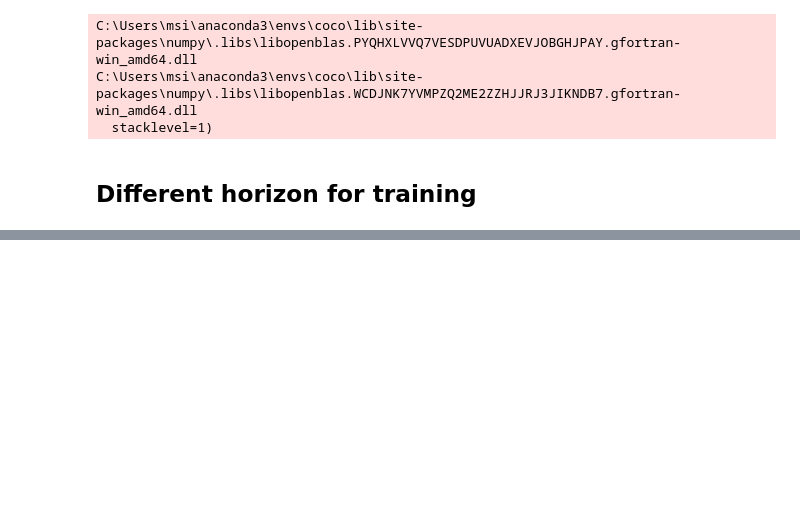
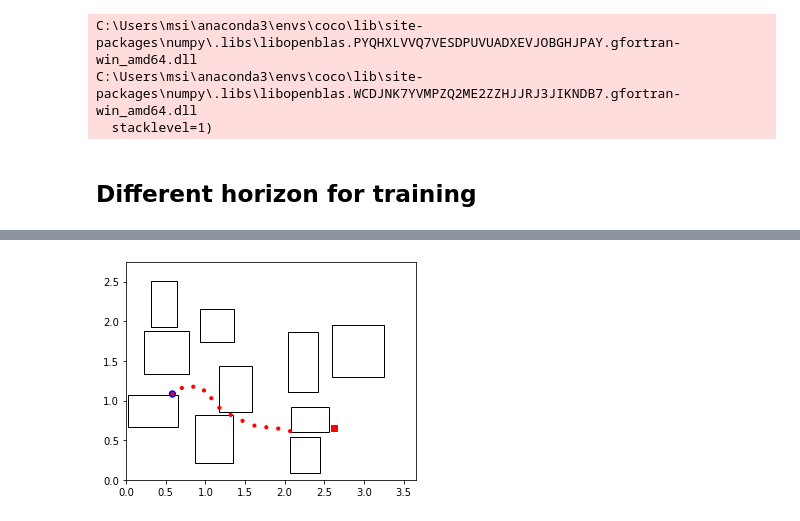
Before and after one commit to YiQi-EPFL/OMISTL, a Jupyter notebook: MPC/test_results.ipynb, the cells around one changed output, grey strips where cells are left out. Drawn from its saved outputs; the diff is of its cells as text; code cells hidden in the pictures; blank space fills up the shorter version.

Commit message:
run data

```diff
--- a/MPC/test_results.ipynb
+++ b/MPC/test_results.ipynb
@@ -187,7 +188,7 @@ test_file = open(test_fn, 'wb')
 pickle.dump(test_data,test_file); test_file.close()
 # %%
 relative_path = os.getcwd()
-dataset_name = 'MPC_horizon_{}'.format(N)
+dataset_name = 'MPC_horizon_{}_obs_{}'.format(N,n_obs)
 # dataset_name = 'NSTL_{}_horizon_{}'.format(Qs, N)
 config_fn = os.path.join(relative_path, 'config', dataset_name+'.p')
 prob = MPC(config=config_fn) #use default config, pass different config file oth.
@@ -212,3 +213,9 @@ test_file = open(dataset_fn+'/test_horizon_{}.p'.format(N),'rb')
 test_data = pickle.load(test_file)
 p_test, x_test, u_test, y_test,z_test, cost_test,times_test = test_data
 test_file.close()
+# %%
+# load results
+f_read = open(dataset_fn+'/result.pkl', 'rb')
+results = pickle.load(f_read)
+f_read.close()
+results['percentage']
@@ -232,0 +238,3 @@ Loading presaved classifier model from D:\Curious\OMISTL\models\MPC_horizon_6.pt
+# %%
+fn_saved = 'D:\Curious\OMISTL\\models\\MPC_horizon_{}_obs_{}.pt'.format(N,n_obs)
+MPC_obj.load_network(fn_saved)
@@ -233,4 +243,4 @@ Loading presaved classifier model from D:\Curious\OMISTL\models\MPC_horizon_6.pt
 # %%
-# MPC_obj.training_params['TRAINING_ITERATIONS'] = 500
-# MPC_obj.train(train_data=train_data, verbose=True)
-# MPC_obj.model
+MPC_obj.training_params['TRAINING_ITERATIONS'] = 500
+MPC_obj.train(train_data=train_data, verbose=True)
+MPC_obj.model
@@ -284,3 +322,40 @@ Found solution! n_evals = 1
+# %%
+Xopt = optvals[0]
+
+obstacles = []
+for ii_obs in range(n_obs):
+    obs = prob_params['obstacles'][:,ii_obs]
+    obstacles.append(obs)
+
+if len(obstacles) is n_obs:
+    plt.axes()
+    for obstacle in obstacles:
+        rectangle = plt.Rectangle((obstacle[0], obstacle[2]), \
+                                  obstacle[1]-obstacle[0], obstacle[3]-obstacle[2], \
+                                 fc='white', ec='black')
+        plt.gca().add_patch(rectangle)
+        plt.axis('scaled')
+
+
+    xg = prob_params['xg']
+    x0 = prob_params['x0']
+    circle = plt.Circle((x0[0],x0[1]), 0.04, fc='blue',ec="blue")
+    plt.gca().add_patch(circle)
+
+    #blue line is network prediction
+    plt.plot(xg[0],xg[1],'sr')
+    # plt.quiver(Xopt[0,:], Xopt[1,:], Xopt[2,:], Xopt[3,:])#plot using arrows
+    for jj in range(N):
+        circle = plt.Circle((Xopt[0,jj],Xopt[1,jj]), 0.02, fc='red',ec="red")
+        plt.gca().add_patch(circle)
+
+
+    ax = plt.gca()
+    ax.margins(0)
+    ax.set(xlim=(posmin[0],posmax[0]), ylim=(posmin[1],posmax[1]))
+    plt.show()
+# %% [output]
+[figure, added]
 # %%
 n_test = 2000
 framework = 'OMISTL'
```
Also changed, not shown: parts of 16 cells of this notebook, 49 other files.
